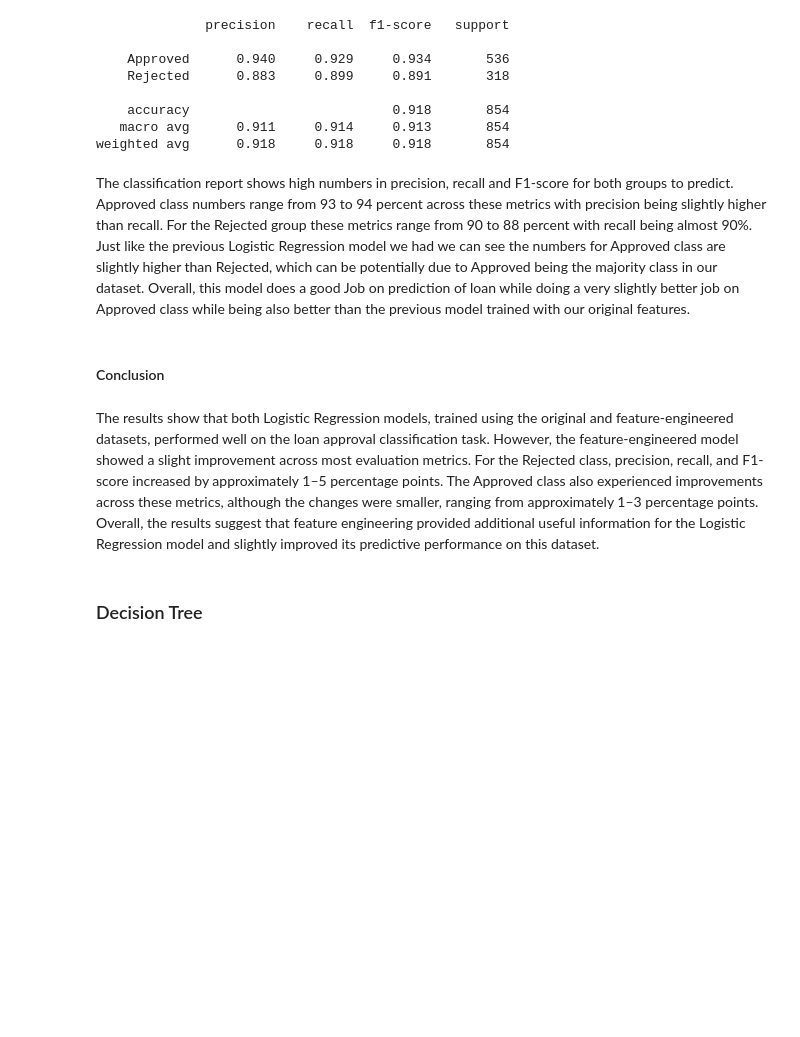
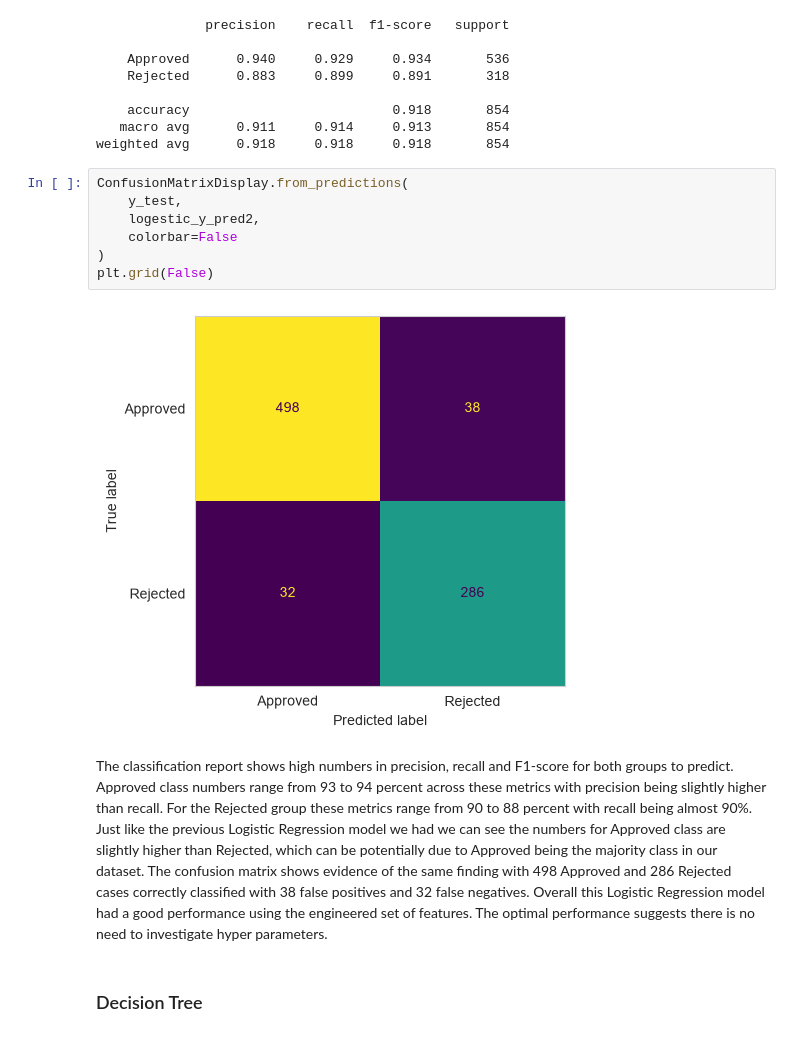
Before and after one commit to adi-afra/Loan-approval-prediction, a Jupyter notebook: notebooks/notebook.ipynb, the cells around one changed output. Cells and saved outputs as stored; diff of their text form; blank space fills up the shorter version.

```diff
--- a/notebooks/notebook.ipynb
+++ b/notebooks/notebook.ipynb
@@ -647,12 +637,17 @@ print(classification_report(y_test, logestic_y_pred2, digits=3))
     accuracy                          0.918       854
    macro avg      0.911     0.914     0.913       854
 weighted avg      0.918     0.918     0.918       854
+# %%
+ConfusionMatrixDisplay.from_predictions(
+    y_test,
+    logestic_y_pred2,
+    colorbar=False
+)
+plt.grid(False)
+# %% [output]
+[figure, added]
 # %% [markdown]
-The classification report shows high numbers in precision, recall and F1-score for both groups to predict. Approved class numbers range from 93 to 94 percent across these metrics with precision being slightly higher than recall. For the Rejected group these metrics range from 90 to 88 percent with recall being almost 90%. Just like the previous Logistic Regression model we had we can see the numbers for Approved class are slightly higher than Rejected, which can be potentially due to Approved being the majority class in our dataset. Overall, this model does a good Job on prediction of loan while doing a very slightly better job on Approved class while being also better than the previous model trained with our original features.
+The classification report shows high numbers in precision, recall and F1-score for both groups to predict. Approved class numbers range from 93 to 94 percent across these metrics with precision being slightly higher than recall. For the Rejected group these metrics range from 90 to 88 percent with recall being almost 90%. Just like the previous Logistic Regression model we had we can see the numbers for Approved class are slightly higher than Rejected, which can be potentially due to Approved being the majority class in our dataset. The confusion matrix shows evidence of the same finding with 498 Approved and 286 Rejected cases correctly classified with 38 false positives and 32 false negatives. Overall this Logistic Regression model had a good performance using the engineered set of features.  The optimal performance suggests there is no need to investigate hyper parameters.
-# %% [markdown]
-#### Conclusion
-# %% [markdown]
-The results show that both Logistic Regression models, trained using the original and feature-engineered datasets, performed well on the loan approval classification task. However, the feature-engineered model showed a slight improvement across most evaluation metrics. For the Rejected class, precision, recall, and F1-score increased by approximately 1–5 percentage points. The Approved class also experienced improvements across these metrics, although the changes were smaller, ranging from approximately 1–3 percentage points. Overall, the results suggest that feature engineering provided additional useful information for the Logistic Regression model and slightly improved its predictive performance on this dataset.
 # %% [markdown]
 ### Decision Tree
 # %% [markdown]
```
Also changed, not shown: parts of 65 cells of this notebook.
